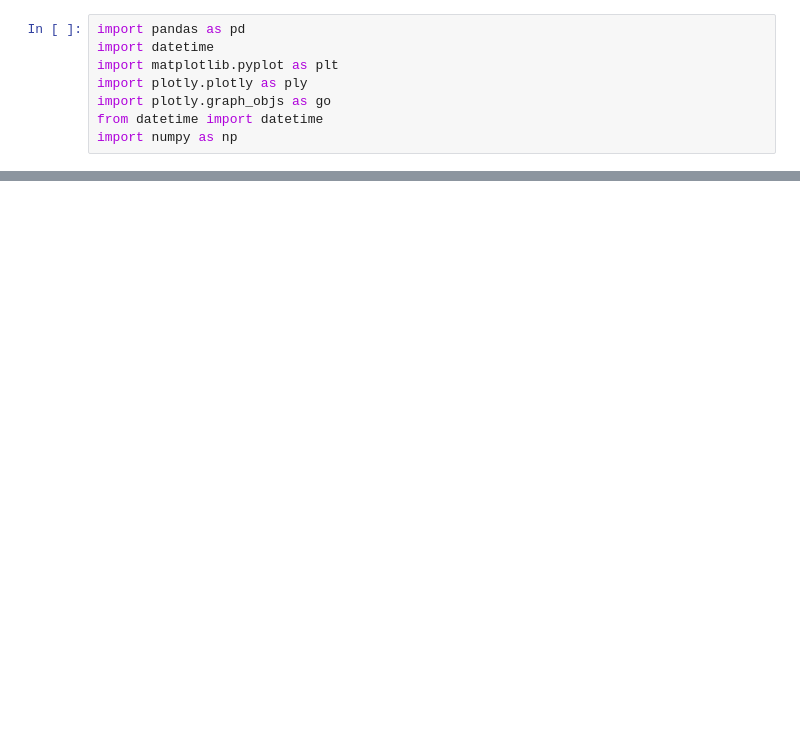
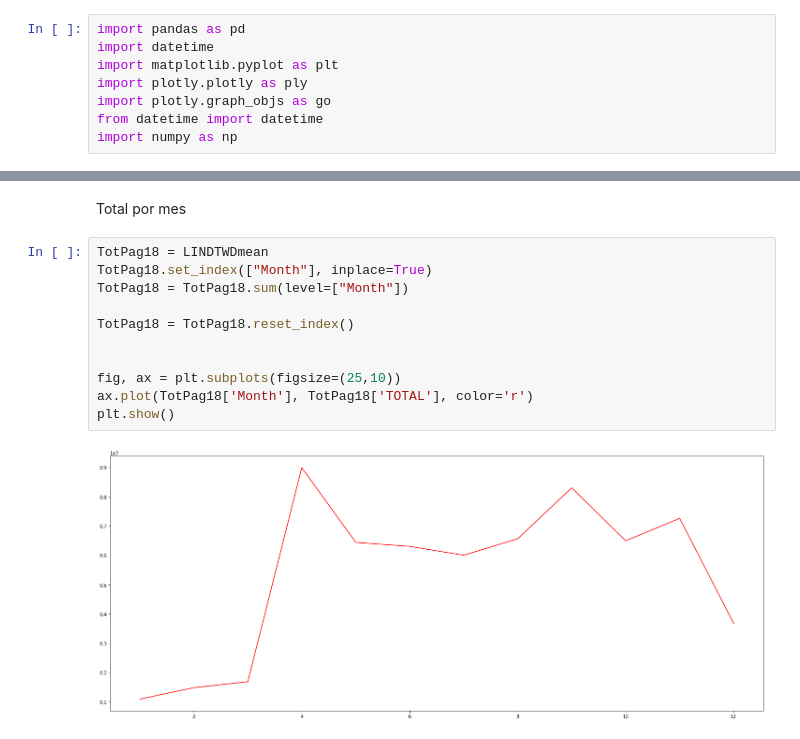
Before and after one commit to rodrinovo/Final-Project-EANT, a Jupyter notebook: Notebooks/subset dataset.ipynb, the cells around one changed output, grey strips where cells are left out. Drawn from its saved outputs; the diff is of its cells as text; blank space fills up the shorter version.

```diff
--- a/Notebooks/subset dataset.ipynb
+++ b/Notebooks/subset dataset.ipynb
@@ -72,0 +105,15 @@ If the visualization you're using aggregates points (e.g., box plot, histogram,
+# %% [markdown]
+Total por mes
+# %%
+TotPag18 = LINDTWDmean
+TotPag18.set_index(["Month"], inplace=True)
+TotPag18 = TotPag18.sum(level=["Month"])
+
+TotPag18 = TotPag18.reset_index()
+
+
+fig, ax = plt.subplots(figsize=(25,10))
+ax.plot(TotPag18['Month'], TotPag18['TOTAL'], color='r')
+plt.show()
+# %% [output]
+[figure, added]
```
Also changed, not shown: parts of 21 cells of this notebook, 1 other file.
